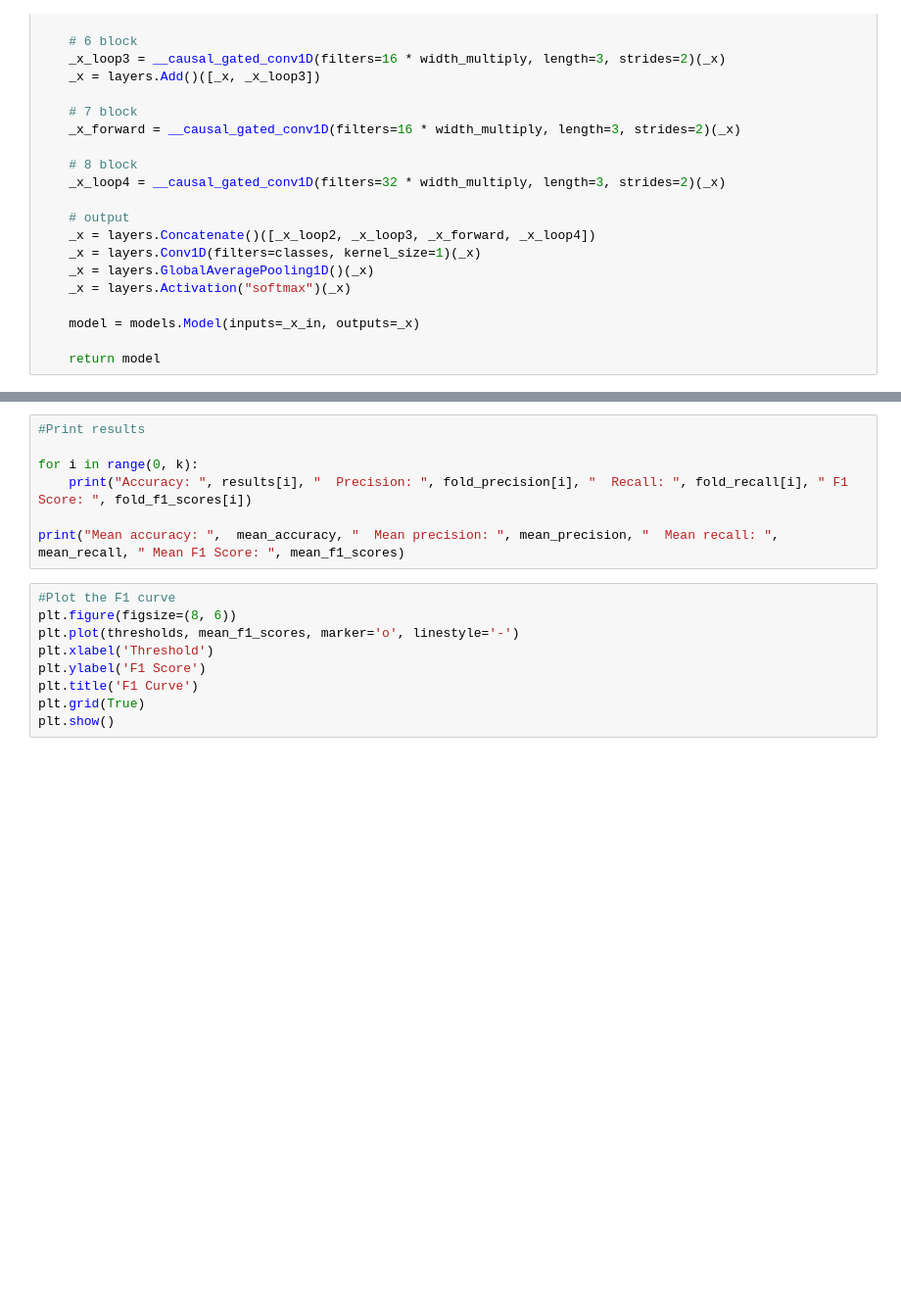
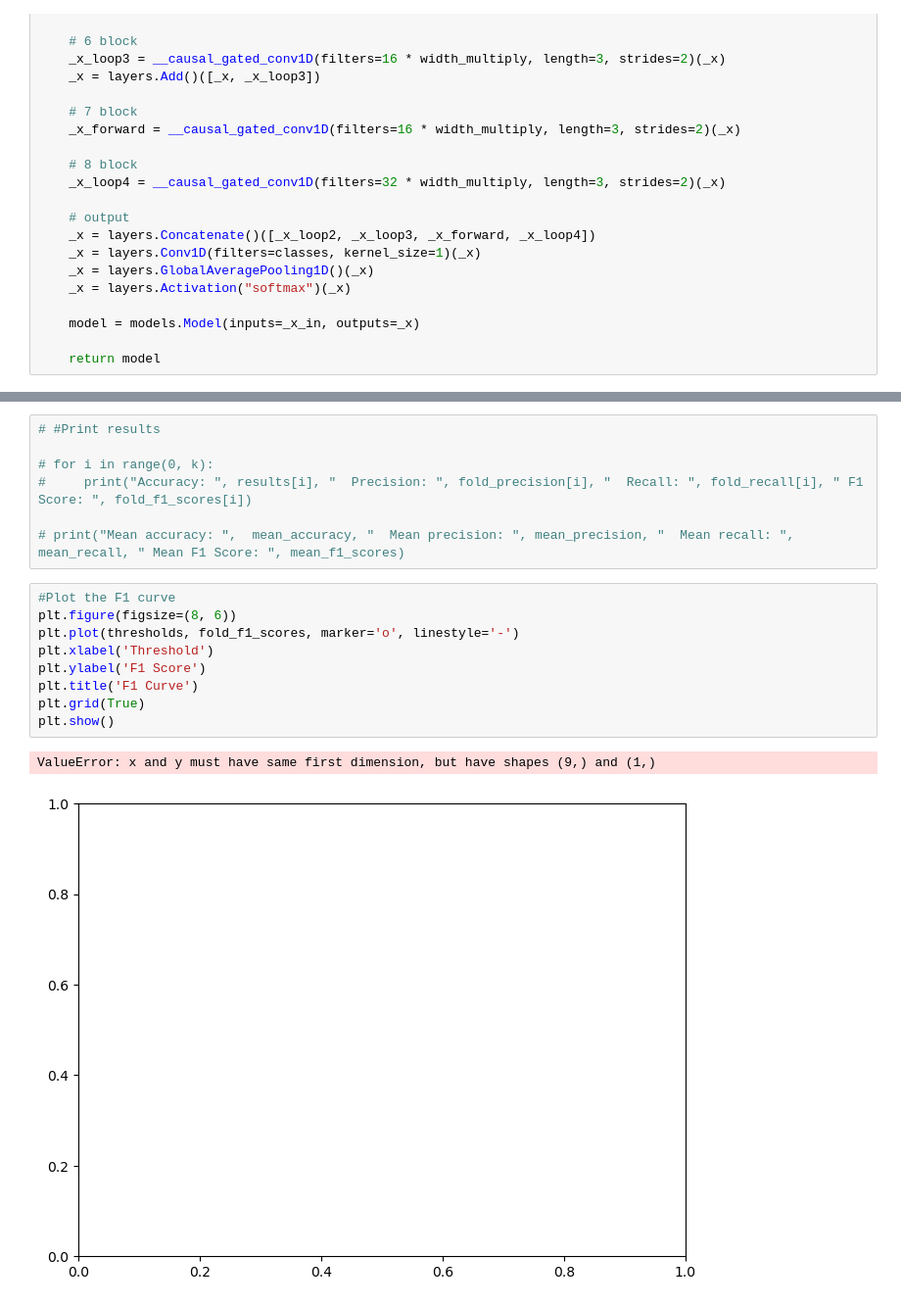
Before and after one commit to Agamjeet/Synthetic_voice_detection, a Jupyter notebook: evaluation.ipynb, the cells around one changed output, grey strips where cells are left out. Shown at 98% size. Saved outputs shown, nothing was run; the diff lists cells and outputs as text; blank space fills up the shorter version.

```diff
--- a/evaluation.ipynb
+++ b/evaluation.ipynb
@@ -242,16 +356,19 @@ mean_f1_scores = np.mean(fold_f1_scores, axis=0)
 # %%
-#Print results
+# #Print results
 
-for i in range(0, k):
-    print("Accuracy: ", results[i], "  Precision: ", fold_precision[i], "  Recall: ", fold_recall[i], " F1 Score: ", fold_f1_scores[i])
+# for i in range(0, k):
+#     print("Accuracy: ", results[i], "  Precision: ", fold_precision[i], "  Recall: ", fold_recall[i], " F1 Score: ", fold_f1_scores[i])
 
-print("Mean accuracy: ",  mean_accuracy, "  Mean precision: ", mean_precision, "  Mean recall: ", mean_recall, " Mean F1 Score: ", mean_f1_scores)
+# print("Mean accuracy: ",  mean_accuracy, "  Mean precision: ", mean_precision, "  Mean recall: ", mean_recall, " Mean F1 Score: ", mean_f1_scores)
 # %%
 #Plot the F1 curve
 plt.figure(figsize=(8, 6))
-plt.plot(thresholds, mean_f1_scores, marker='o', linestyle='-')
+plt.plot(thresholds, fold_f1_scores, marker='o', linestyle='-')
 plt.xlabel('Threshold')
 plt.ylabel('F1 Score')
 plt.title('F1 Curve')
 plt.grid(True)
 plt.show()
+# %% [output]
+ValueError: x and y must have same first dimension, but have shapes (9,) and (1,)
+[figure, added]
```
Also changed, not shown: parts of 4 cells of this notebook.
